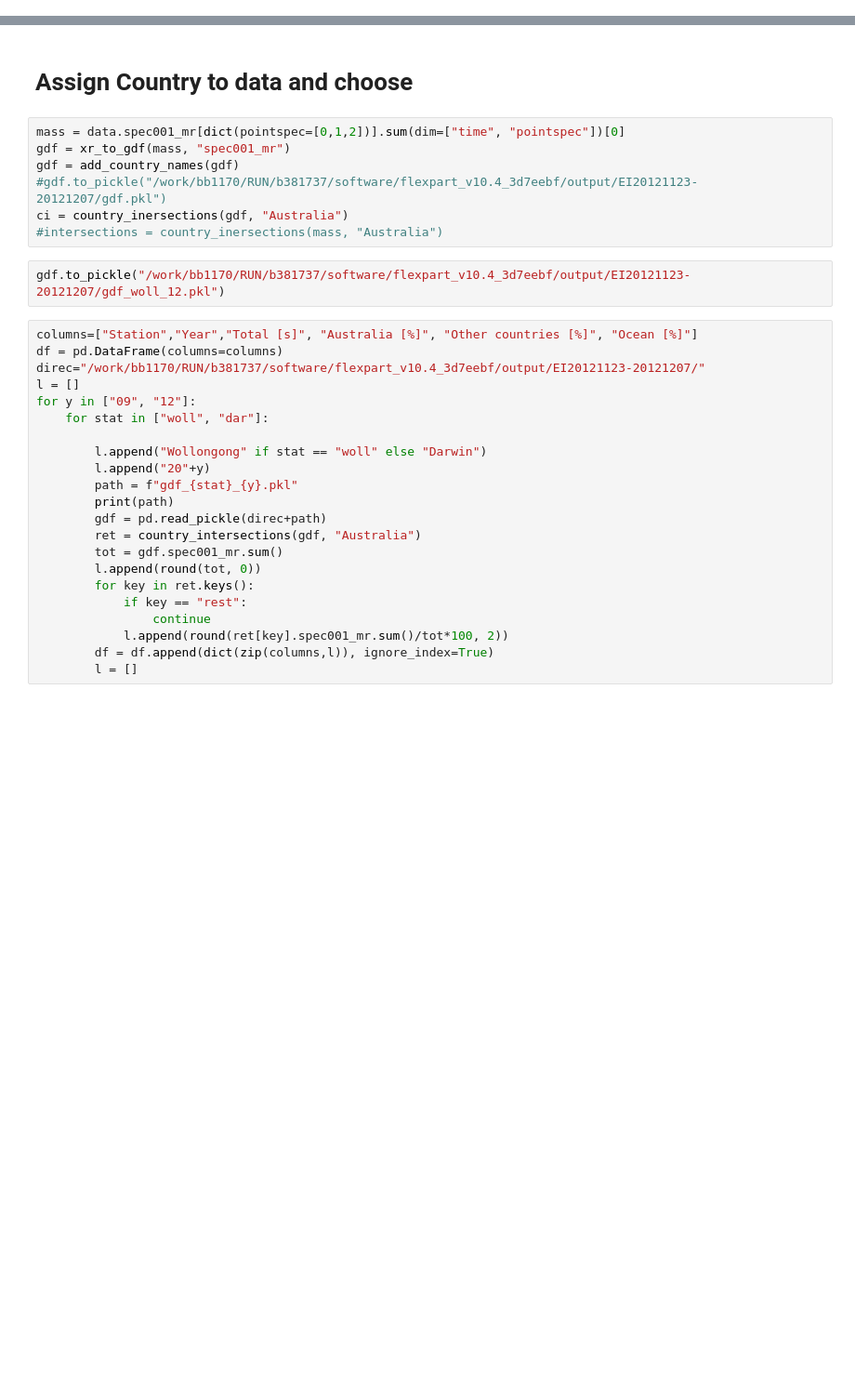
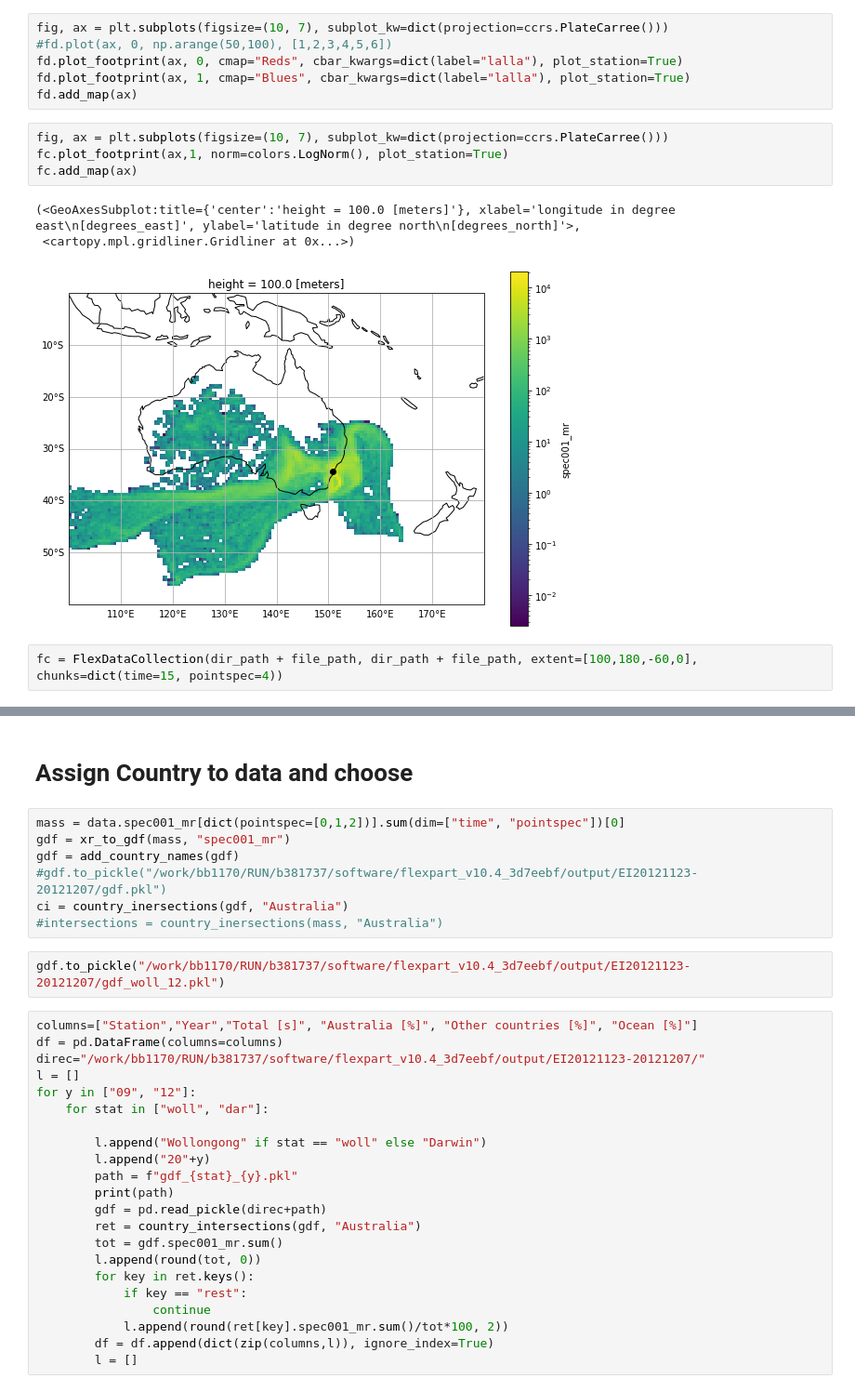
Before and after one commit to christopher-lw/ColumnFLEXPART, a Jupyter notebook: open_data/open_flexpart.ipynb, the cells around one changed output, grey strips where cells are left out. Shown: that part at 93% size. Saved outputs shown, nothing was run; the diff lists cells and outputs as text; blank space fills up the shorter version.

Commit message:
New FlexDataset version

```diff
--- a/open_data/open_flexpart.ipynb
+++ b/open_data/open_flexpart.ipynb
@@ -117,2 +51,18 @@ summed_com = summed.compute()
+# %%
+fig, ax = plt.subplots(figsize=(10, 7), subplot_kw=dict(projection=ccrs.PlateCarree()))
+#fd.plot(ax, 0, np.arange(50,100), [1,2,3,4,5,6])
+fd.plot_footprint(ax, 0, cmap="Reds", cbar_kwargs=dict(label="lalla"), plot_station=True)
+fd.plot_footprint(ax, 1, cmap="Blues", cbar_kwargs=dict(label="lalla"), plot_station=True)
+fd.add_map(ax)
+# %%
+fig, ax = plt.subplots(figsize=(10, 7), subplot_kw=dict(projection=ccrs.PlateCarree()))
+fc.plot_footprint(ax,1, norm=colors.LogNorm(), plot_station=True)
+fc.add_map(ax)
+# %% [output]
+(<GeoAxesSubplot:title={'center':'height = 100.0 [meters]'}, xlabel='longitude in degree east\n[degrees_east]', ylabel='latitude in degree north\n[degrees_north]'>,
+ <cartopy.mpl.gridliner.Gridliner at 0x...>)
+[figure, added]
+# %%
+fc = FlexDataCollection(dir_path + file_path, dir_path + file_path, extent=[100,180,-60,0], chunks=dict(time=15, pointspec=4))
 # %%
 # %% [output]
```
Also changed, not shown: parts of 15 cells of this notebook, 4 other files.
